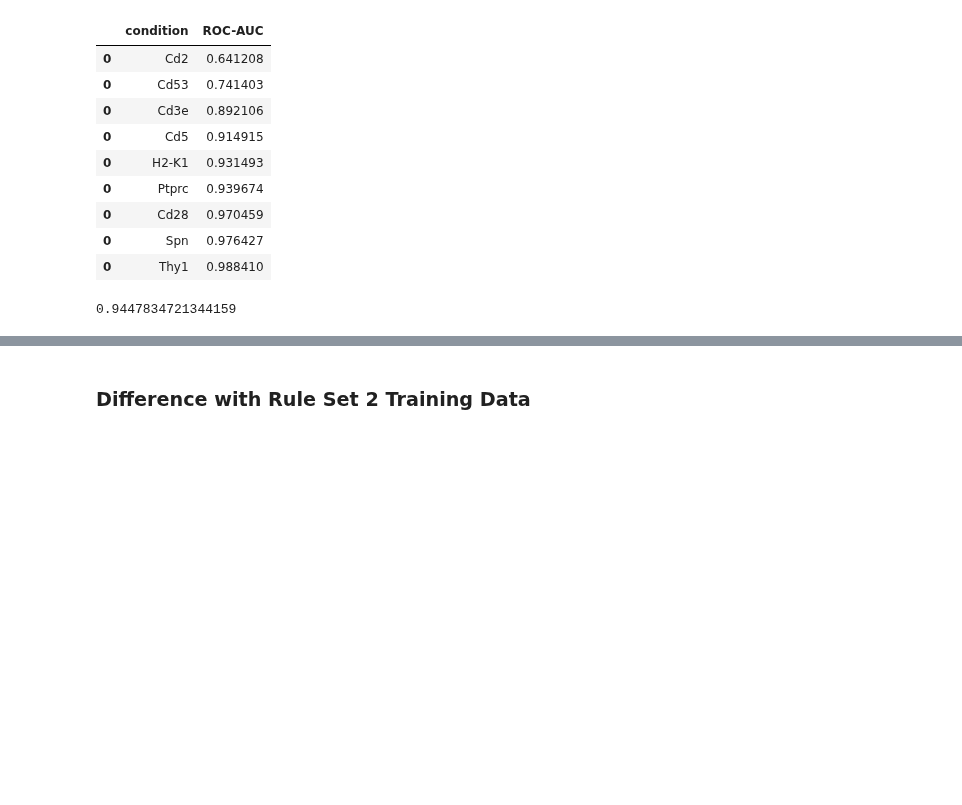
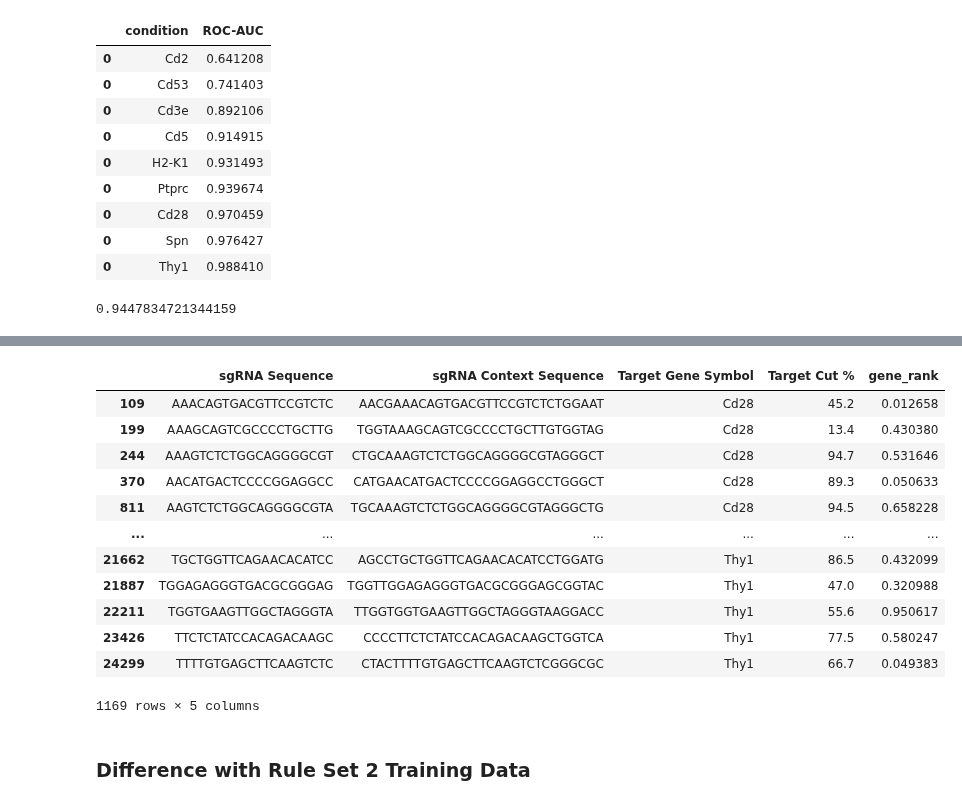
Before and after one commit to gpp-rnd/rs_dev, a Jupyter notebook: code/00_processing_Doench2014.ipynb, the cells around one changed output, grey strips where cells are left out. Saved outputs shown, nothing was run; the diff lists cells and outputs as text; code cells hidden in the pictures; blank space fills up the shorter version.

```diff
--- a/code/00_processing_Doench2014.ipynb
+++ b/code/00_processing_Doench2014.ipynb
@@ -119,7 +120,21 @@ sns.despine()
 # %%
 mouse_training_data = mouse_model_df[['sgRNA Sequence', 'sgRNA Context Sequence', 'Target Gene Symbol',
-                                      'Target Cut %', 'neg_gene_zscore']].copy()
+                                      'Target Cut %', 'gene_rank']].copy()
 mouse_training_data
+# %% [output]
+|  | sgRNA Sequence | sgRNA Context Sequence | Target Gene Symbol | Target Cut % | gene_rank |
+| 109 | AAACAGTGACGTTCCGTCTC | AACGAAACAGTGACGTTCCGTCTCTGGAAT | Cd28 | 45.2 | 0.012658 |
+| 199 | AAAGCAGTCGCCCCTGCTTG | TGGTAAAGCAGTCGCCCCTGCTTGTGGTAG | Cd28 | 13.4 | 0.430380 |
+| 244 | AAAGTCTCTGGCAGGGGCGT | CTGCAAAGTCTCTGGCAGGGGCGTAGGGCT | Cd28 | 94.7 | 0.531646 |
+| 370 | AACATGACTCCCCGGAGGCC | CATGAACATGACTCCCCGGAGGCCTGGGCT | Cd28 | 89.3 | 0.050633 |
+| 811 | AAGTCTCTGGCAGGGGCGTA | TGCAAAGTCTCTGGCAGGGGCGTAGGGCTG | Cd28 | 94.5 | 0.658228 |
+| ... | ... | ... | ... | ... | ... |
+| 21662 | TGCTGGTTCAGAACACATCC | AGCCTGCTGGTTCAGAACACATCCTGGATG | Thy1 | 86.5 | 0.432099 |
+| 21887 | TGGAGAGGGTGACGCGGGAG | TGGTTGGAGAGGGTGACGCGGGAGCGGTAC | Thy1 | 47.0 | 0.320988 |
+| 22211 | TGGTGAAGTTGGCTAGGGTA | TTGGTGGTGAAGTTGGCTAGGGTAAGGACC | Thy1 | 55.6 | 0.950617 |
+| 23426 | TTCTCTATCCACAGACAAGC | CCCCTTCTCTATCCACAGACAAGCTGGTCA | Thy1 | 77.5 | 0.580247 |
+| 24299 | TTTTGTGAGCTTCAAGTCTC | CTACTTTTGTGAGCTTCAAGTCTCGGGCGC | Thy1 | 66.7 | 0.049383 |
+1169 rows × 5 columns
 # %% [markdown]
 ### Difference with Rule Set 2 Training Data
 # %%
```
Also changed, not shown: parts of 13 cells of this notebook, 3 other files.
